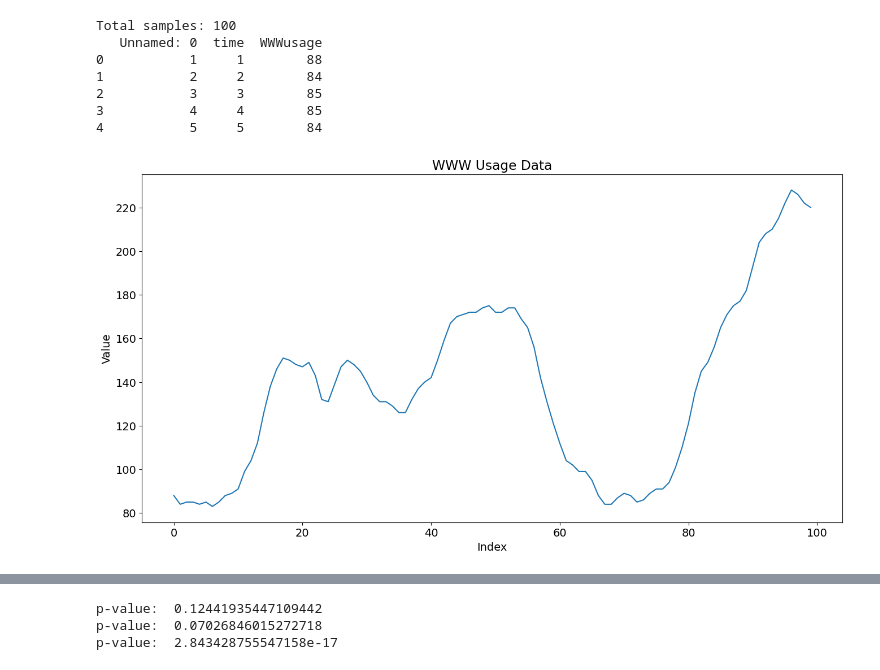
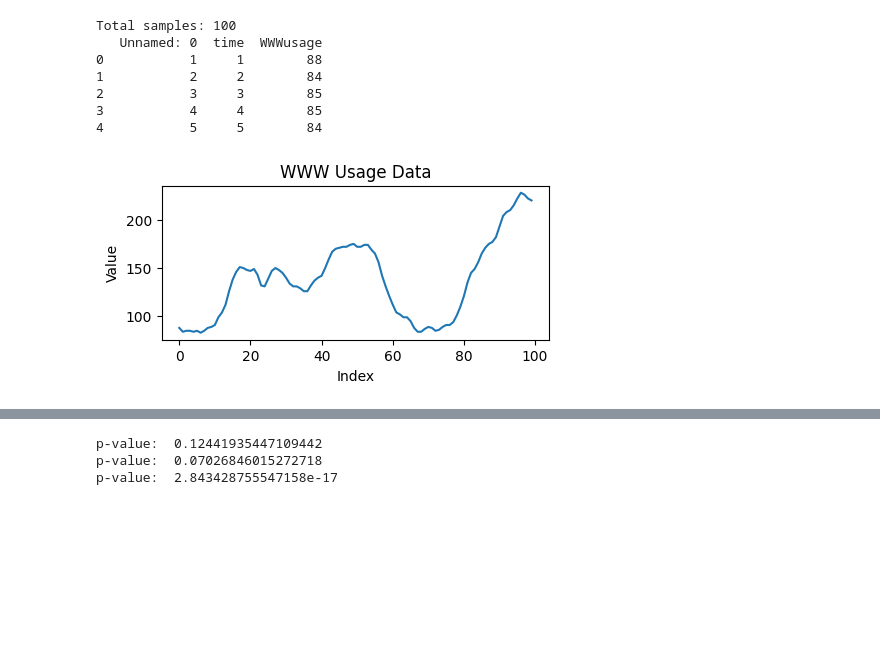
Before and after one commit to mariusbolstad/project-thesis, a Jupyter notebook: arima-test.ipynb, the cells around one changed output, grey strips where cells are left out. Cells and saved outputs as stored; diff of their text form; code cells hidden in the pictures; blank space fills up the shorter version.

```diff
--- a/arima-test.ipynb
+++ b/arima-test.ipynb
@@ -4,22 +46,26 @@ import matplotlib.pyplot as plt
 # %%
 df = pd.read_csv('./data/wwwusage.csv')
 print(f"Total samples: {len(df)}")
 print(df.head())
+# Set the plot size using figsize
+plt.figure(figsize=(5, 2))  # Adjust the numbers as needed for width and height
+
+# Plot the data
 df["WWWusage"].plot(kind='line', title='WWW Usage Data')
 plt.xlabel('Index')
 plt.ylabel('Value')
 plt.show()
 
 values = df["WWWusage"]
 # %% [output]
 Total samples: 100
    Unnamed: 0  time  WWWusage
 0           1     1        88
 1           2     2        84
 2           3     3        85
 3           4     4        85
 4           5     5        84
-[figure, old version]
+[figure, new version]
 # %%
 !pip install statsmodels
 from statsmodels.graphics.tsaplots import plot_acf
```
Also changed, not shown: parts of 2 cells of this notebook, 2 other files.
